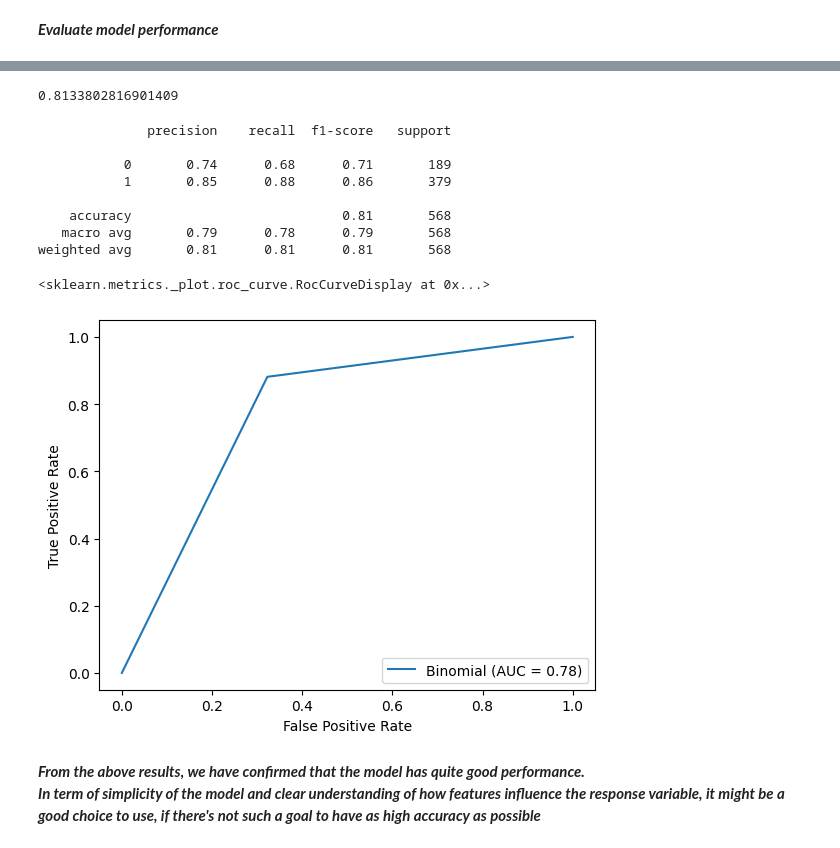
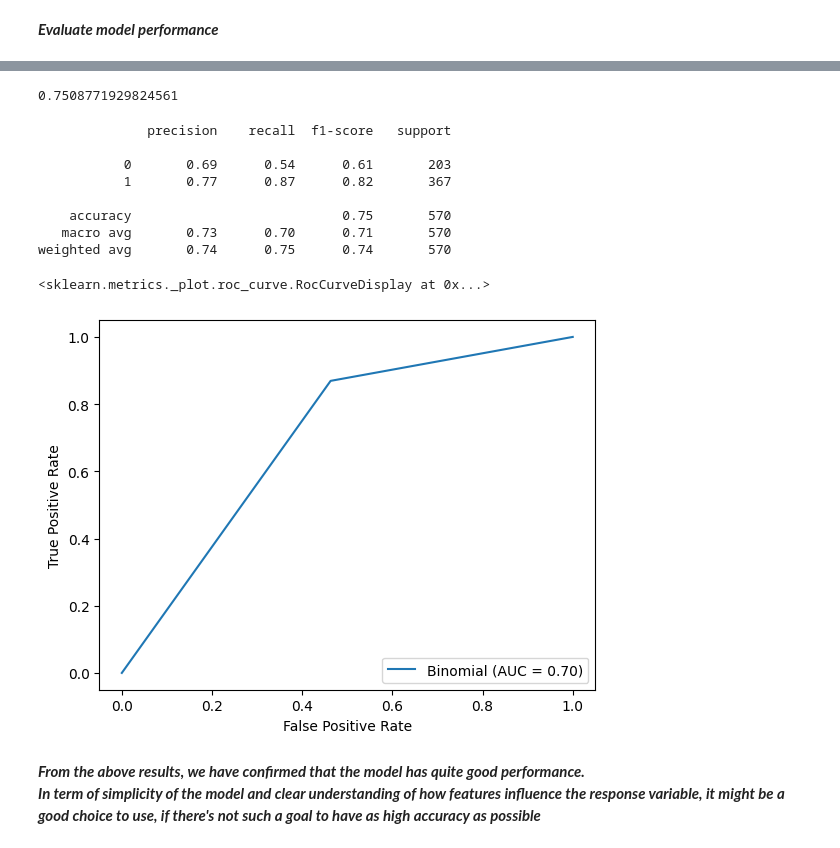
Before and after one commit to irmakoz1/ML1-HSLU, a Jupyter notebook: ML1-Project_Kos.ipynb, the cells around one changed output, grey strips where cells are left out. Saved outputs shown, nothing was run; the diff lists cells and outputs as text; code cells hidden in the pictures.

```diff
--- a/ML1-Project_Kos.ipynb
+++ b/ML1-Project_Kos.ipynb
@@ -159,5 +183,4 @@ from statsmodels.formula.api import glm
 
 import statsmodels.api as sm
 # %%
-df_log = df_log.drop('Unnamed: 0', axis=1)
 df_log_new = df_log.copy().dropna()
@@ -239,12 +298,13 @@ weighted avg       0.81      0.81      0.81       568
 ***Let's drop couple of features which are not significant, and few which can potentially cause collinearity,
 and build an updated model***
 # %%
-X_reduce_train = X_train.drop(columns=['region', 'Imports_of_goods_and_services', 'gross_national_income_GNI'])
+non_significant_columns_per_p = ['agriculture_and_hunting_fishing_isic', 'construction_isic', 'leader_ideology']
+X_reduce_train = X_train.drop(columns=non_significant_columns_per_p)
 predictors = '+'.join([col for col in X_reduce_train.columns])
 
 binomial_gam = glm(
     f'democracy ~ {predictors}',
-    data=df_log_new.drop(columns=['region', 'Imports_of_goods_and_services', 'gross_national_income_GNI']).loc[X_reduce_train.index],
+    data=df_log_new.drop(columns=non_significant_columns_per_p).loc[X_reduce_train.index],
     family=sm.families.Binomial(),
 )
 # %%
@@ -343,7 +396,7 @@ plt.show()
 # %% [markdown]
 ***Evaluate model performance***
 # %%
-y_pred_probes = binomial_gam_res.predict(X_test.drop(columns=['region', 'Imports_of_goods_and_services', 'gross_national_income_GNI']))
+y_pred_probes = binomial_gam_res.predict(X_test.drop(columns=non_significant_columns_per_p))
 # %%
 y_pred = (y_pred_probes >= 0.5).astype(int)
 # %%
@@ -360,27 +413,27 @@ plt.show()
 # %%
 accuracy_score(Y_test, y_pred)
 # %% [output]
-0.8133802816901409
+0.7508771929824561
 # %%
 print(classification_report(Y_test, y_pred))
 # %% [output]
               precision    recall  f1-score   support
 
-           0       0.74      0.68      0.71       189
-           1       0.85      0.88      0.86       379
+           0       0.69      0.54      0.61       203
+           1       0.77      0.87      0.82       367
 
-    accuracy                           0.81       568
-   macro avg       0.79      0.78      0.79       568
-weighted avg       0.81      0.81      0.81       568
+    accuracy                           0.75       570
+   macro avg       0.73      0.70      0.71       570
+weighted avg       0.74      0.75      0.74       570
 # %%
 fpr, tpr, thresholds = roc_curve(Y_test, y_pred)
-auc = auc(fpr, tpr)
+auci = auc(fpr, tpr)
 # %%
-display = RocCurveDisplay(fpr=fpr, tpr=tpr, roc_auc = auc, estimator_name = 'Binomial')
+display = RocCurveDisplay(fpr=fpr, tpr=tpr, roc_auc = auci, estimator_name = 'Binomial')
 display.plot()
 # %% [output]
 <sklearn.metrics._plot.roc_curve.RocCurveDisplay at 0x...>
-[figure, old version]
+[figure, new version]
 # %% [markdown]
 ***From the above results, we have confirmed that the model has quite good performance.
 In term of simplicity of the model and clear understanding of how features influence the response variable,
```
Also changed, not shown: parts of 51 cells of this notebook.
